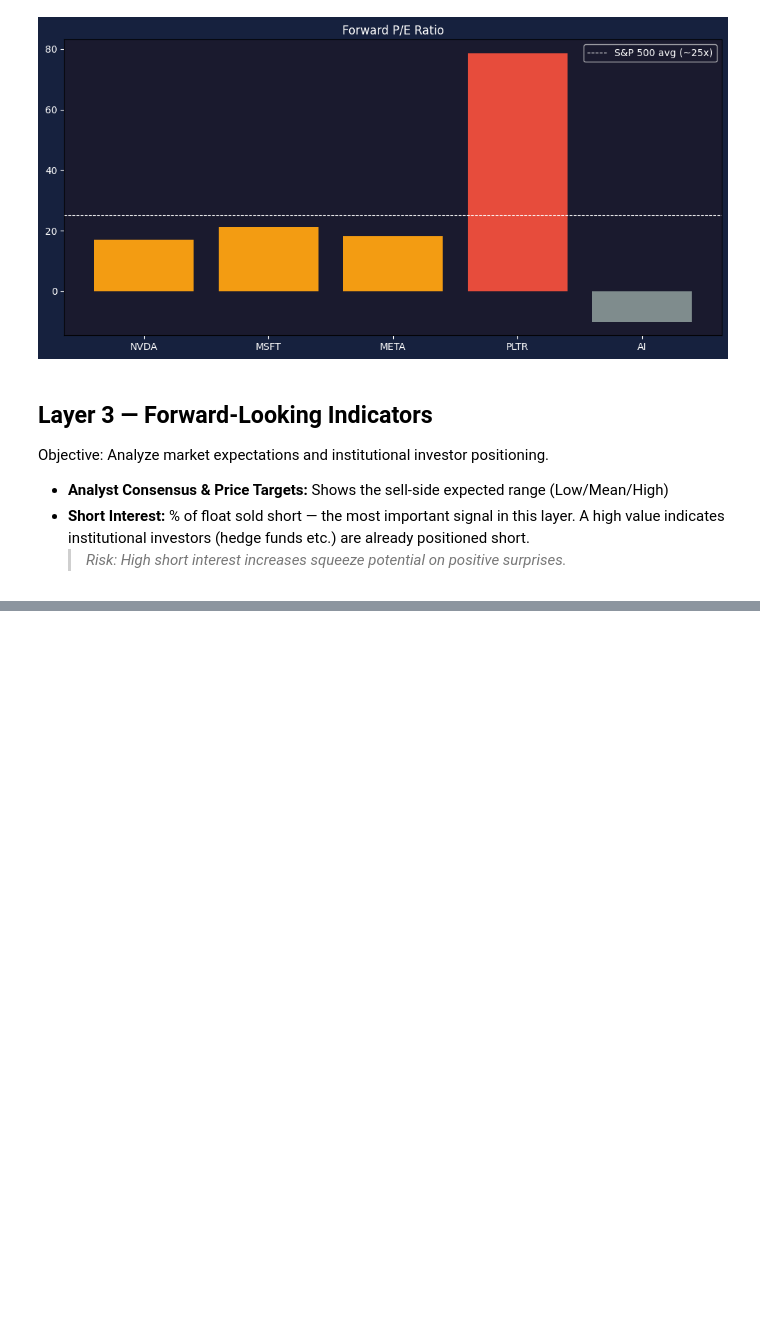
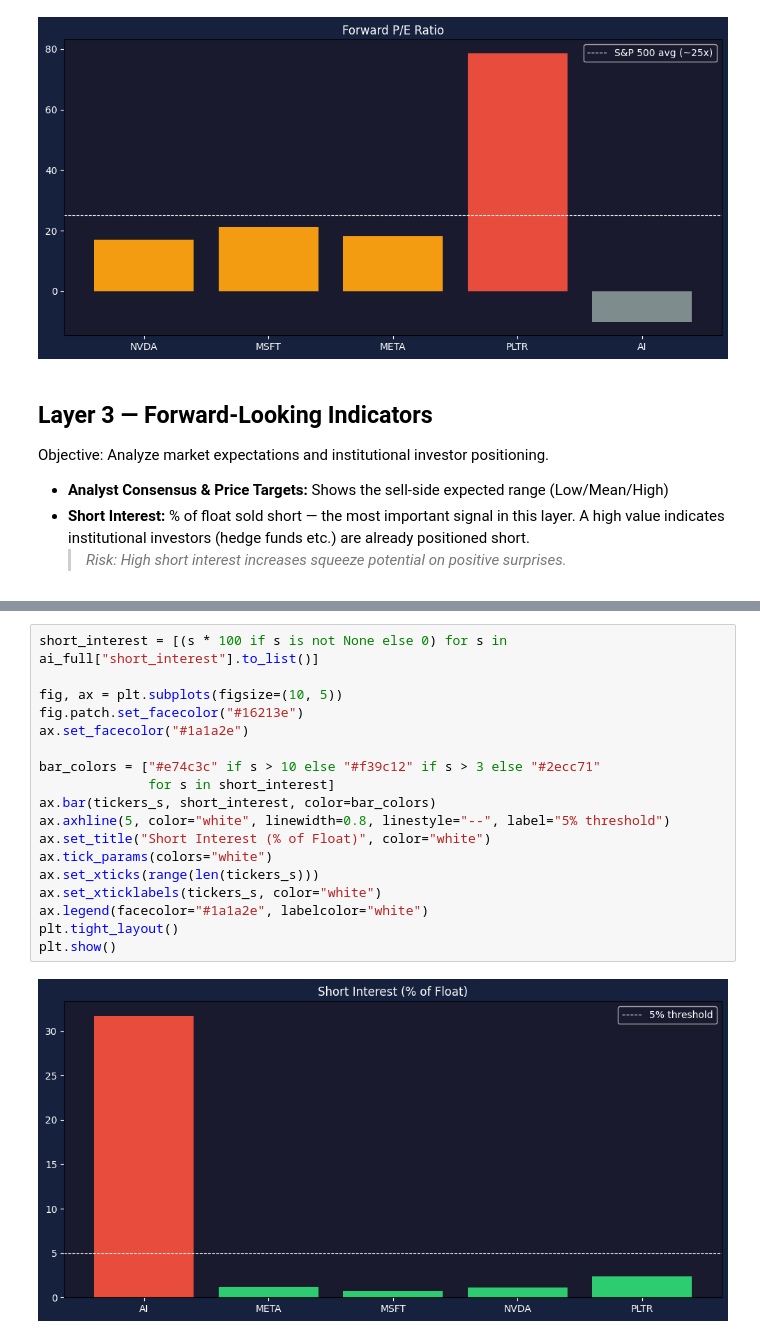
Before and after one commit to Zimmerrapha/quant_analytics, a Jupyter notebook: 8_investment_thesis/02_ai_valuation.ipynb, the cells around one changed output, grey strips where cells are left out. Saved outputs shown, nothing was run; the diff lists cells and outputs as text; blank space fills up the shorter version.

```diff
--- a/8_investment_thesis/02_ai_valuation.ipynb
+++ b/8_investment_thesis/02_ai_valuation.ipynb
@@ -321,3 +396,23 @@ Objective: Analyze market expectations and institutional investor positioning.
+# %%
+short_interest = [(s * 100 if s is not None else 0) for s in ai_full["short_interest"].to_list()]
+
+fig, ax = plt.subplots(figsize=(10, 5))
+fig.patch.set_facecolor("#16213e")
+ax.set_facecolor("#1a1a2e")
+
+bar_colors = ["#e74c3c" if s > 10 else "#f39c12" if s > 3 else "#2ecc71"
+              for s in short_interest]
+ax.bar(tickers_s, short_interest, color=bar_colors)
+ax.axhline(5, color="white", linewidth=0.8, linestyle="--", label="5% threshold")
+ax.set_title("Short Interest (% of Float)", color="white")
+ax.tick_params(colors="white")
+ax.set_xticks(range(len(tickers_s)))
+ax.set_xticklabels(tickers_s, color="white")
+ax.legend(facecolor="#1a1a2e", labelcolor="white")
+plt.tight_layout()
+plt.show()
+# %% [output]
+[figure, added]
 # %% [markdown]
 # Investment Summary — AI Valuation Short
 
```
Also changed, not shown: parts of 11 cells of this notebook, 13 other files.
